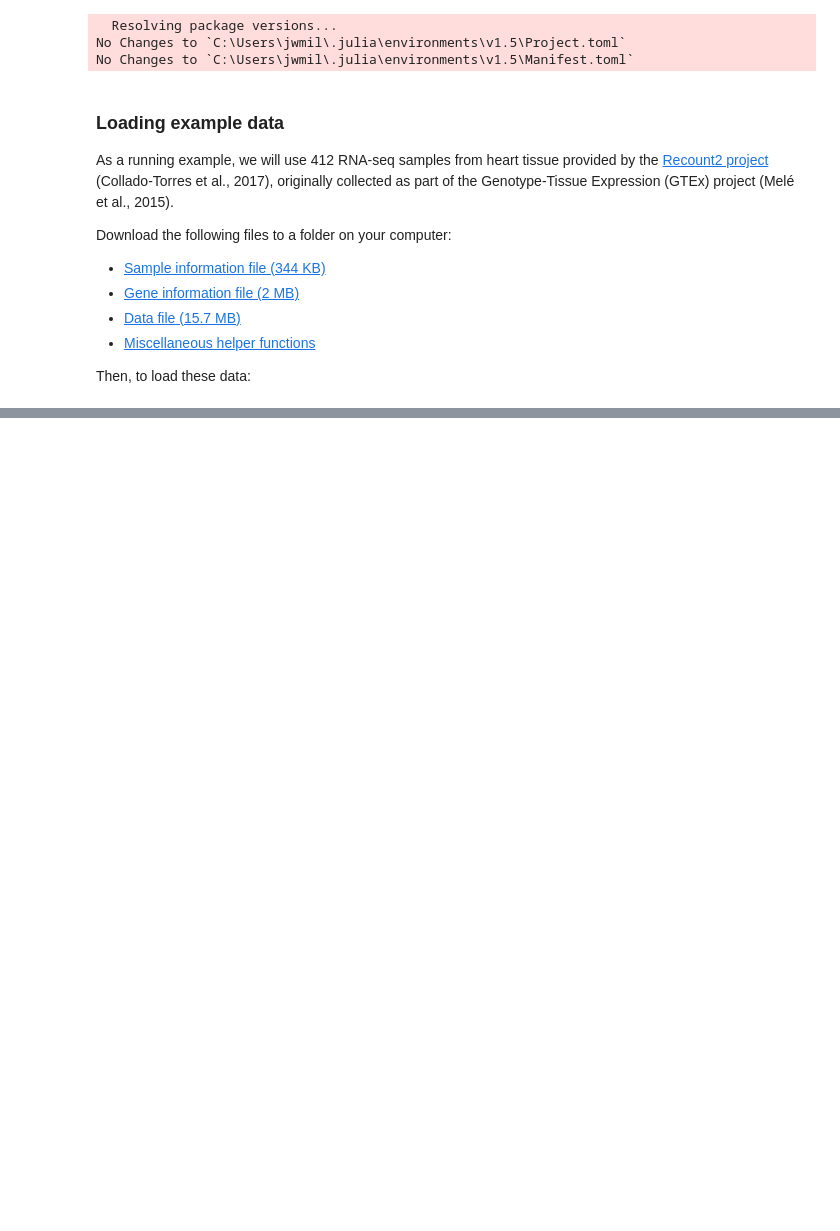
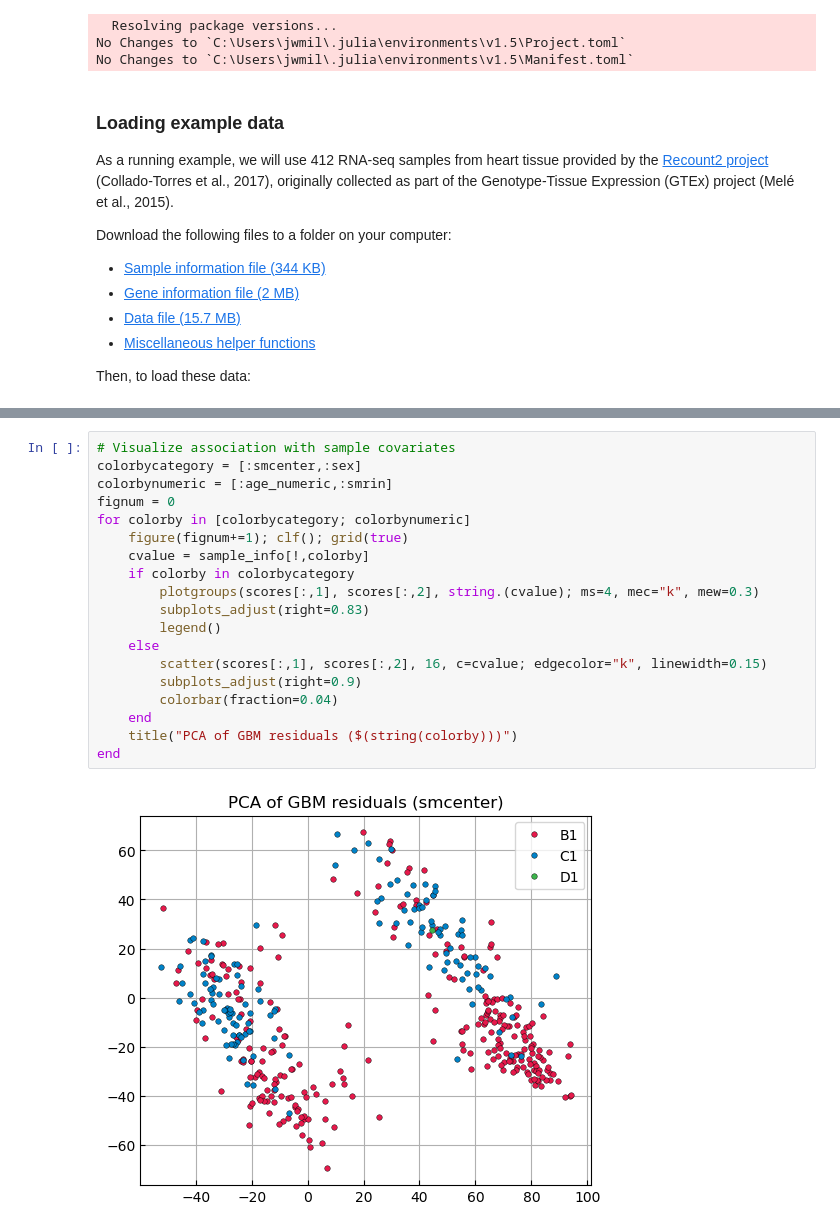
Before and after one commit to jwmi/BilinearModelsExamples, a Jupyter notebook: tutorial/Tutorial for BilinearModels package.ipynb, the cells around one changed output, grey strips where cells are left out. Saved outputs shown, nothing was run; the diff lists cells and outputs as text; blank space fills up the shorter version.

```diff
--- a/tutorial/Tutorial for BilinearModels package.ipynb
+++ b/tutorial/Tutorial for BilinearModels package.ipynb
@@ -114,0 +185,21 @@ GBMs allow one to model a data matrix using row covariates, column covariates, a
+# %%
+# Visualize association with sample covariates
+colorbycategory = [:smcenter,:sex]
+colorbynumeric = [:age_numeric,:smrin]
+fignum = 0
+for colorby in [colorbycategory; colorbynumeric]
+    figure(fignum+=1); clf(); grid(true)
+    cvalue = sample_info[!,colorby]
+    if colorby in colorbycategory
+        plotgroups(scores[:,1], scores[:,2], string.(cvalue); ms=4, mec="k", mew=0.3)
+        subplots_adjust(right=0.83)
+        legend()
+    else
+        scatter(scores[:,1], scores[:,2], 16, c=cvalue; edgecolor="k", linewidth=0.15)
+        subplots_adjust(right=0.9)
+        colorbar(fraction=0.04)
+    end
+    title("PCA of GBM residuals ($(string(colorby)))")
+end
+# %% [output]
+[figure, added]
```
Also changed, not shown: parts of 15 cells of this notebook.
